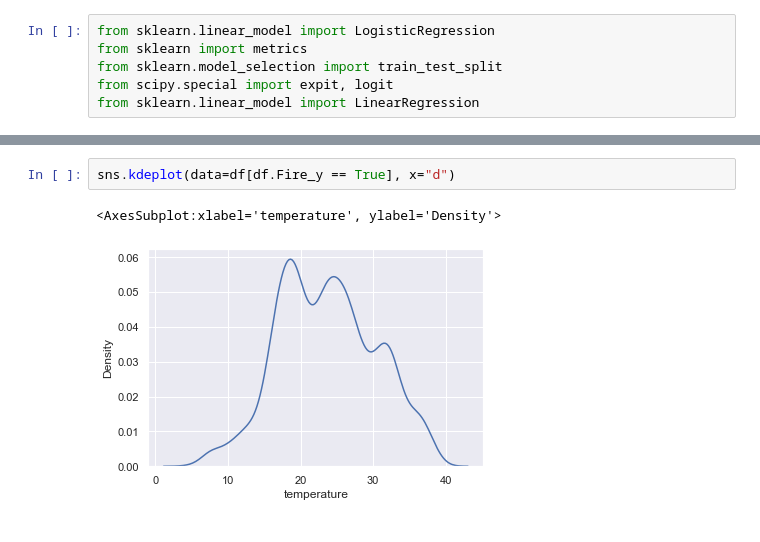
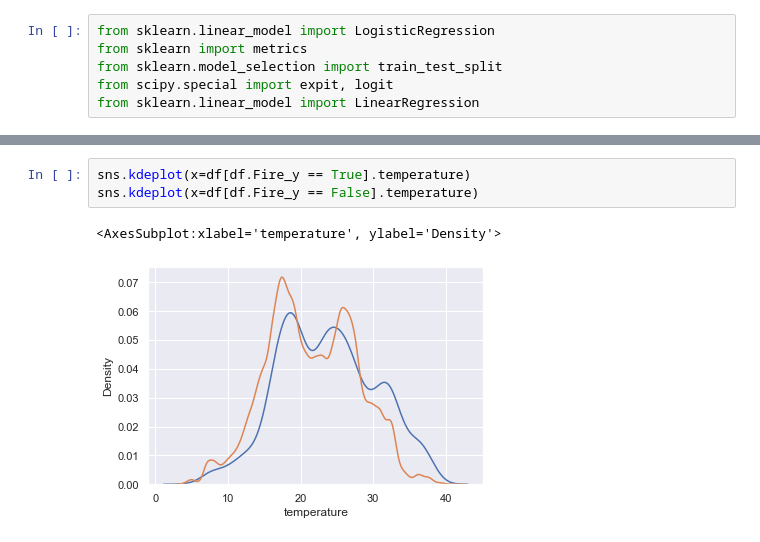
Before and after one commit to ranieri-unimi/spawn-em-all, a Jupyter notebook: notebook.ipynb, the cells around one changed output, grey strips where cells are left out. Cells and saved outputs as stored; diff of their text form.

```diff
--- a/notebook.ipynb
+++ b/notebook.ipynb
@@ -443,5 +459,6 @@ plt.show()
 # %%
-sns.kdeplot(data=df[df.Fire_y == True], x="d")
+sns.kdeplot(x=df[df.Fire_y == True].temperature)
+sns.kdeplot(x=df[df.Fire_y == False].temperature)
 # %% [output]
 <AxesSubplot:xlabel='temperature', ylabel='Density'>
-[figure, old version]
+[figure, new version]
```
Also changed, not shown: parts of 19 cells of this notebook, 2 other files.
